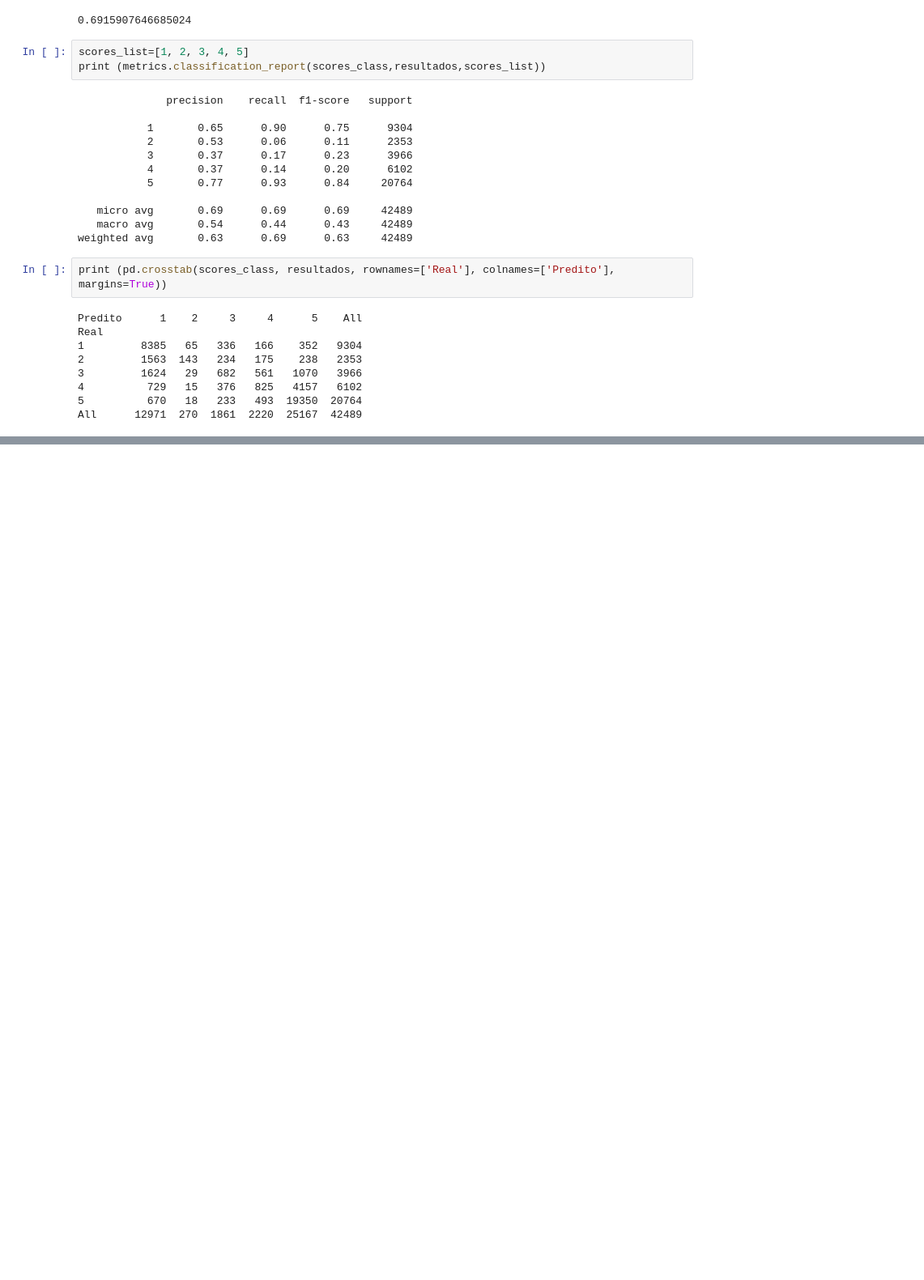
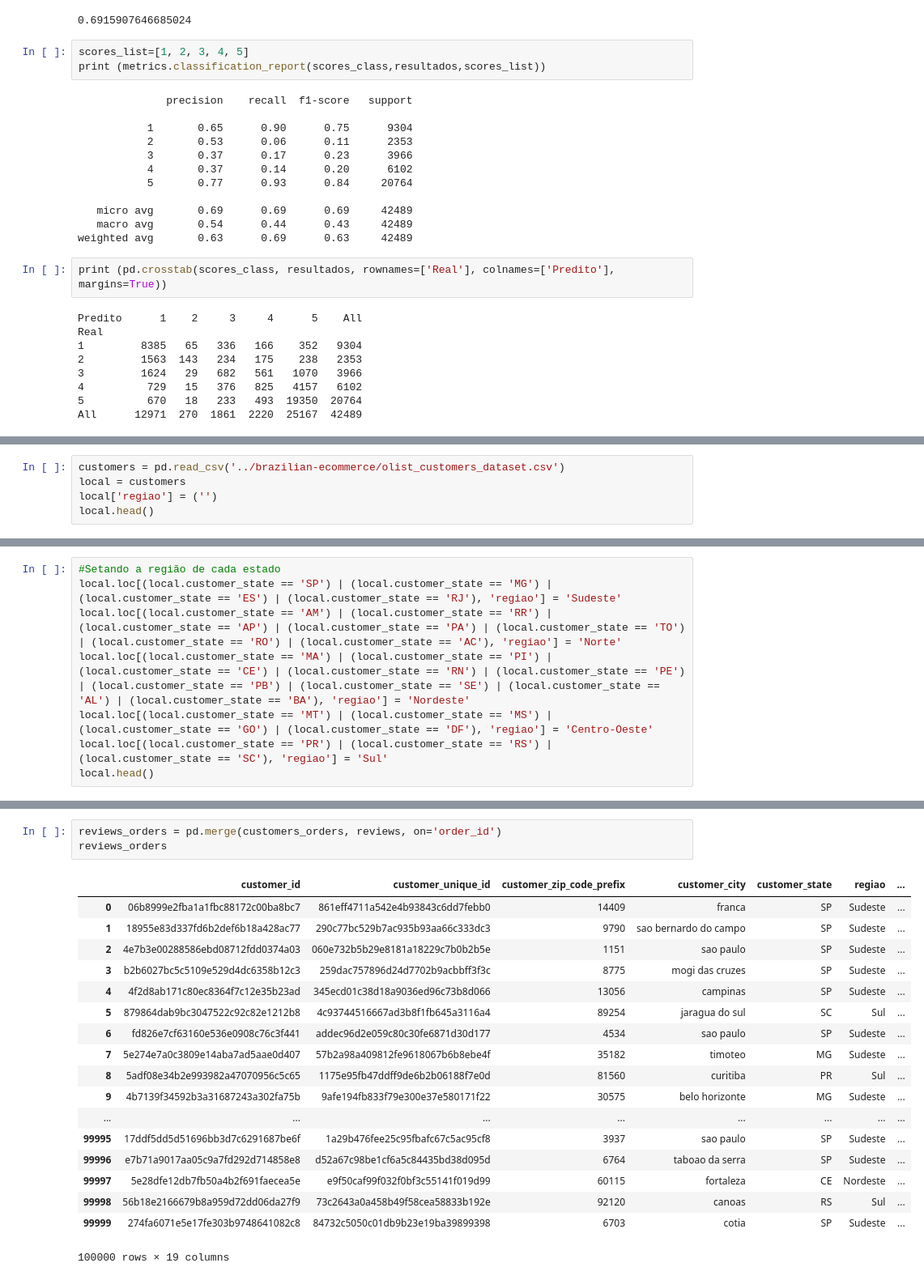
Before and after one commit to Crissky/brazilian-ecommerce, a Jupyter notebook: Notebooks/GERAL.ipynb, the cells around one changed output, grey strips where cells are left out. Shown: that part at 81% size. Drawn from its saved outputs; the diff is of its cells as text; blank space fills up the shorter version.

```diff
--- a/Notebooks/GERAL.ipynb
+++ b/Notebooks/GERAL.ipynb
@@ -585,0 +588,5 @@ All      12971  270  1861  2220  25167  42489
+# %%
+customers = pd.read_csv('../brazilian-ecommerce/olist_customers_dataset.csv')
+local = customers
+local['regiao'] = ('')
+local.head()
@@ -585,0 +600,8 @@ All      12971  270  1861  2220  25167  42489
+# %%
+#Setando a região de cada estado
+local.loc[(local.customer_state == 'SP') | (local.customer_state == 'MG') | (local.customer_state == 'ES') | (local.customer_state == 'RJ'), 'regiao'] = 'Sudeste'
+local.loc[(local.customer_state == 'AM') | (local.customer_state == 'RR') | (local.customer_state == 'AP') | (local.customer_state == 'PA') | (local.customer_state == 'TO') | (local.customer_state == 'RO') | (local.customer_state == 'AC'), 'regiao'] = 'Norte'
+local.loc[(local.customer_state == 'MA') | (local.customer_state == 'PI') | (local.customer_state == 'CE') | (local.customer_state == 'RN') | (local.customer_state == 'PE') | (local.customer_state == 'PB') | (local.customer_state == 'SE') | (local.customer_state == 'AL') | (local.customer_state == 'BA'), 'regiao'] = 'Nordeste'
+local.loc[(local.customer_state == 'MT') | (local.customer_state == 'MS') | (local.customer_state == 'GO') | (local.customer_state == 'DF'), 'regiao'] = 'Centro-Oeste'
+local.loc[(local.customer_state == 'PR') | (local.customer_state == 'RS') | (local.customer_state == 'SC'), 'regiao'] = 'Sul'
+local.head()
@@ -585,0 +628,22 @@ All      12971  270  1861  2220  25167  42489
+# %%
+reviews_orders = pd.merge(customers_orders, reviews, on='order_id')
+reviews_orders
+# %% [output]
+|  | customer_id | customer_unique_id | customer_zip_code_prefix | customer_city | customer_state | regiao | ... |
+| 0 | 06b8999e2fba1a1fbc88172c00ba8bc7 | 861eff4711a542e4b93843c6dd7febb0 | 14409 | franca | SP | Sudeste | ... |
+| 1 | 18955e83d337fd6b2def6b18a428ac77 | 290c77bc529b7ac935b93aa66c333dc3 | 9790 | sao bernardo do campo | SP | Sudeste | ... |
+| 2 | 4e7b3e00288586ebd08712fdd0374a03 | 060e732b5b29e8181a18229c7b0b2b5e | 1151 | sao paulo | SP | Sudeste | ... |
+| 3 | b2b6027bc5c5109e529d4dc6358b12c3 | 259dac757896d24d7702b9acbbff3f3c | 8775 | mogi das cruzes | SP | Sudeste | ... |
+| 4 | 4f2d8ab171c80ec8364f7c12e35b23ad | 345ecd01c38d18a9036ed96c73b8d066 | 13056 | campinas | SP | Sudeste | ... |
+| 5 | 879864dab9bc3047522c92c82e1212b8 | 4c93744516667ad3b8f1fb645a3116a4 | 89254 | jaragua do sul | SC | Sul | ... |
+| 6 | fd826e7cf63160e536e0908c76c3f441 | addec96d2e059c80c30fe6871d30d177 | 4534 | sao paulo | SP | Sudeste | ... |
+| 7 | 5e274e7a0c3809e14aba7ad5aae0d407 | 57b2a98a409812fe9618067b6b8ebe4f | 35182 | timoteo | MG | Sudeste | ... |
+| 8 | 5adf08e34b2e993982a47070956c5c65 | 1175e95fb47ddff9de6b2b06188f7e0d | 81560 | curitiba | PR | Sul | ... |
+| 9 | 4b7139f34592b3a31687243a302fa75b | 9afe194fb833f79e300e37e580171f22 | 30575 | belo horizonte | MG | Sudeste | ... |
+| ... | ... | ... | ... | ... | ... | ... | ... |
+| 99995 | 17ddf5dd5d51696bb3d7c6291687be6f | 1a29b476fee25c95fbafc67c5ac95cf8 | 3937 | sao paulo | SP | Sudeste | ... |
+| 99996 | e7b71a9017aa05c9a7fd292d714858e8 | d52a67c98be1cf6a5c84435bd38d095d | 6764 | taboao da serra | SP | Sudeste | ... |
+| 99997 | 5e28dfe12db7fb50a4b2f691faecea5e | e9f50caf99f032f0bf3c55141f019d99 | 60115 | fortaleza | CE | Nordeste | ... |
+| 99998 | 56b18e2166679b8a959d72dd06da27f9 | 73c2643a0a458b49f58cea58833b192e | 92120 | canoas | RS | Sul | ... |
+| 99999 | 274fa6071e5e17fe303b9748641082c8 | 84732c5050c01db9b23e19ba39899398 | 6703 | cotia | SP | Sudeste | ... |
+100000 rows × 19 columns
```
Also changed, not shown: parts of 13 cells of this notebook.
